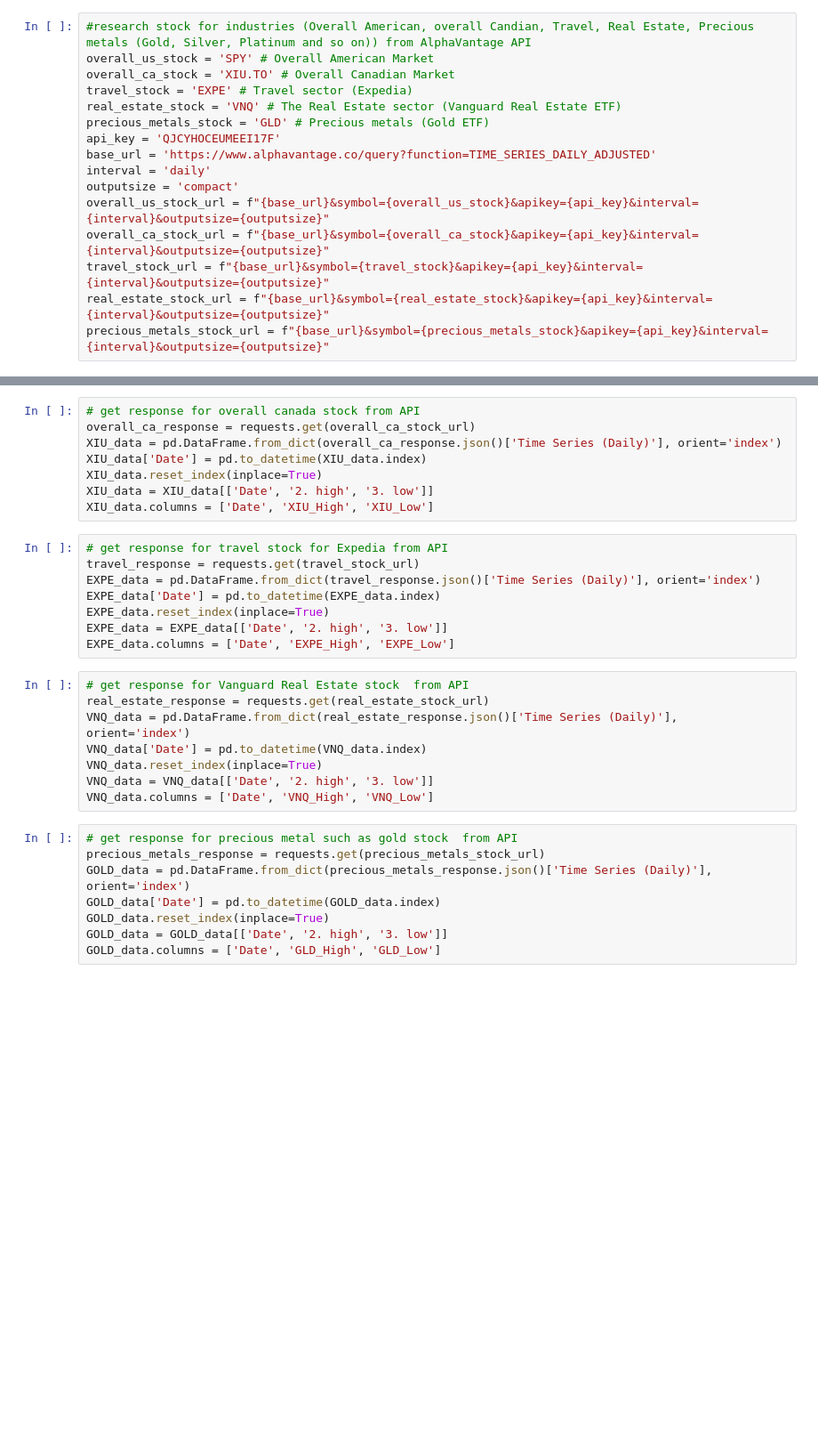
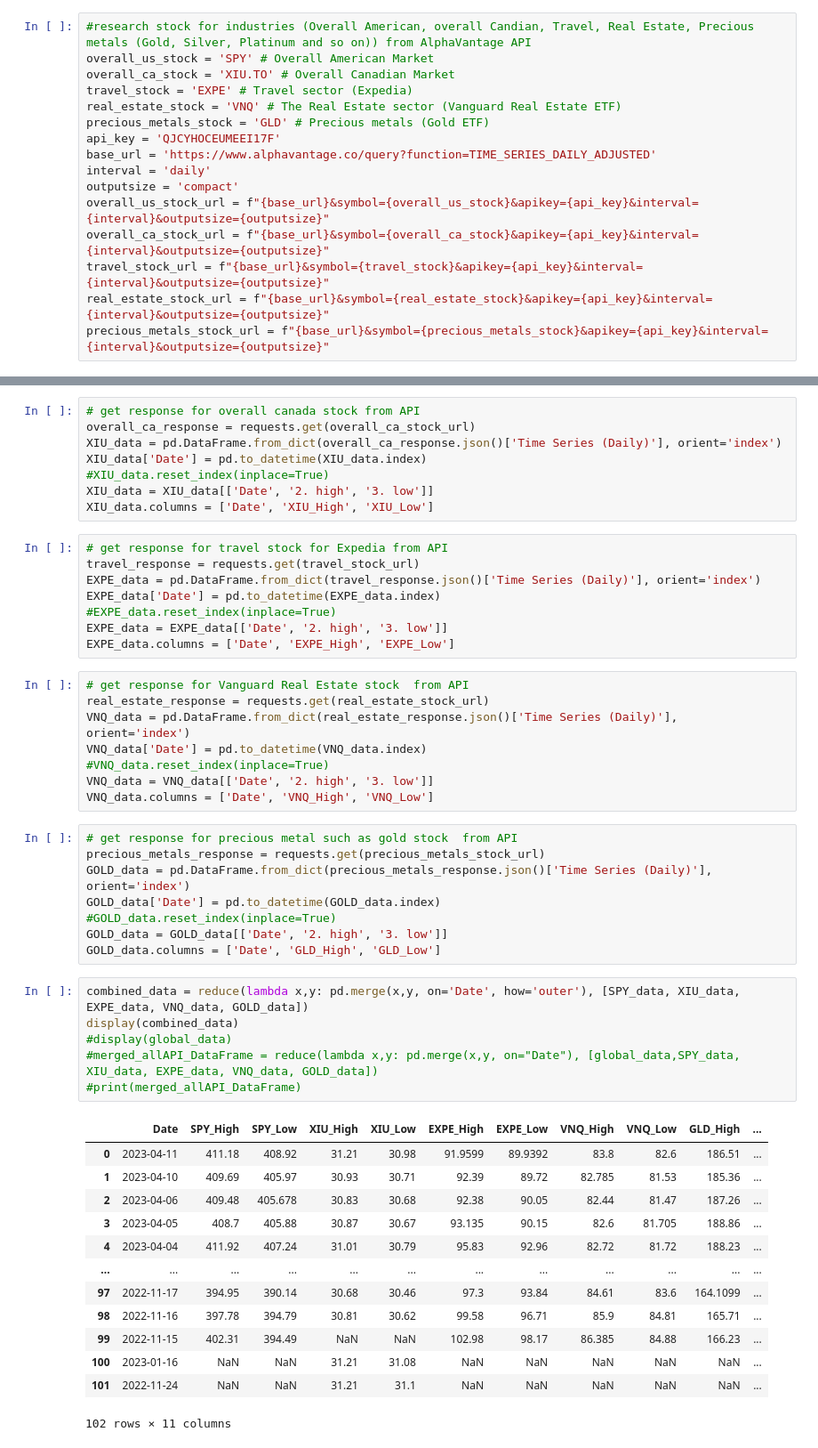
Before and after one commit to vedant-khawase/Group2_Final_Project, a Jupyter notebook: Python_Project_Group2.ipynb, the cells around one changed output, grey strips where cells are left out. Shown at 89% size. Cells and saved outputs as stored; diff of their text form; blank space fills up the shorter version.

Commit message:
Merged date and value for Stock API

```diff
--- a/Python_Project_Group2.ipynb
+++ b/Python_Project_Group2.ipynb
@@ -69,7 +70,7 @@ SPY_data.columns = ['Date', 'SPY_High', 'SPY_Low']
 overall_ca_response = requests.get(overall_ca_stock_url)
 XIU_data = pd.DataFrame.from_dict(overall_ca_response.json()['Time Series (Daily)'], orient='index')
 XIU_data['Date'] = pd.to_datetime(XIU_data.index)
-XIU_data.reset_index(inplace=True)
+#XIU_data.reset_index(inplace=True)
 XIU_data = XIU_data[['Date', '2. high', '3. low']]
 XIU_data.columns = ['Date', 'XIU_High', 'XIU_Low']
 # %%
@@ -77,7 +78,7 @@ XIU_data.columns = ['Date', 'XIU_High', 'XIU_Low']
 travel_response = requests.get(travel_stock_url)
 EXPE_data = pd.DataFrame.from_dict(travel_response.json()['Time Series (Daily)'], orient='index')
 EXPE_data['Date'] = pd.to_datetime(EXPE_data.index)
-EXPE_data.reset_index(inplace=True)
+#EXPE_data.reset_index(inplace=True)
 EXPE_data = EXPE_data[['Date', '2. high', '3. low']]
 EXPE_data.columns = ['Date', 'EXPE_High', 'EXPE_Low']
 # %%
@@ -85,7 +86,7 @@ EXPE_data.columns = ['Date', 'EXPE_High', 'EXPE_Low']
 real_estate_response = requests.get(real_estate_stock_url)
 VNQ_data = pd.DataFrame.from_dict(real_estate_response.json()['Time Series (Daily)'], orient='index')
 VNQ_data['Date'] = pd.to_datetime(VNQ_data.index)
-VNQ_data.reset_index(inplace=True)
+#VNQ_data.reset_index(inplace=True)
 VNQ_data = VNQ_data[['Date', '2. high', '3. low']]
 VNQ_data.columns = ['Date', 'VNQ_High', 'VNQ_Low']
 # %%
@@ -93,9 +94,29 @@ VNQ_data.columns = ['Date', 'VNQ_High', 'VNQ_Low']
 precious_metals_response = requests.get(precious_metals_stock_url)
 GOLD_data = pd.DataFrame.from_dict(precious_metals_response.json()['Time Series (Daily)'], orient='index')
 GOLD_data['Date'] = pd.to_datetime(GOLD_data.index)
-GOLD_data.reset_index(inplace=True)
+#GOLD_data.reset_index(inplace=True)
 GOLD_data = GOLD_data[['Date', '2. high', '3. low']]
 GOLD_data.columns = ['Date', 'GLD_High', 'GLD_Low']
+# %%
+combined_data = reduce(lambda x,y: pd.merge(x,y, on='Date', how='outer'), [SPY_data, XIU_data, EXPE_data, VNQ_data, GOLD_data])
+display(combined_data)
+#display(global_data)
+#merged_allAPI_DataFrame = reduce(lambda x,y: pd.merge(x,y, on="Date"), [global_data,SPY_data, XIU_data, EXPE_data, VNQ_data, GOLD_data])
+#print(merged_allAPI_DataFrame)
+# %% [output]
+|  | Date | SPY_High | SPY_Low | XIU_High | XIU_Low | EXPE_High | EXPE_Low | VNQ_High | VNQ_Low | GLD_High | ... |
+| 0 | 2023-04-11 | 411.18 | 408.92 | 31.21 | 30.98 | 91.9599 | 89.9392 | 83.8 | 82.6 | 186.51 | ... |
+| 1 | 2023-04-10 | 409.69 | 405.97 | 30.93 | 30.71 | 92.39 | 89.72 | 82.785 | 81.53 | 185.36 | ... |
+| 2 | 2023-04-06 | 409.48 | 405.678 | 30.83 | 30.68 | 92.38 | 90.05 | 82.44 | 81.47 | 187.26 | ... |
+| 3 | 2023-04-05 | 408.7 | 405.88 | 30.87 | 30.67 | 93.135 | 90.15 | 82.6 | 81.705 | 188.86 | ... |
+| 4 | 2023-04-04 | 411.92 | 407.24 | 31.01 | 30.79 | 95.83 | 92.96 | 82.72 | 81.72 | 188.23 | ... |
+| ... | ... | ... | ... | ... | ... | ... | ... | ... | ... | ... | ... |
+| 97 | 2022-11-17 | 394.95 | 390.14 | 30.68 | 30.46 | 97.3 | 93.84 | 84.61 | 83.6 | 164.1099 | ... |
+| 98 | 2022-11-16 | 397.78 | 394.79 | 30.81 | 30.62 | 99.58 | 96.71 | 85.9 | 84.81 | 165.71 | ... |
+| 99 | 2022-11-15 | 402.31 | 394.49 | NaN | NaN | 102.98 | 98.17 | 86.385 | 84.88 | 166.23 | ... |
+| 100 | 2023-01-16 | NaN | NaN | 31.21 | 31.08 | NaN | NaN | NaN | NaN | NaN | ... |
+| 101 | 2022-11-24 | NaN | NaN | 31.21 | 31.1 | NaN | NaN | NaN | NaN | NaN | ... |
+102 rows × 11 columns
 # %%
 # combined data for all API response
 combined_data = pd.concat([global_data,SPY_data, XIU_data, EXPE_data, VNQ_data, GOLD_data], axis=1)
```
Also changed, not shown: parts of 3 cells of this notebook.
